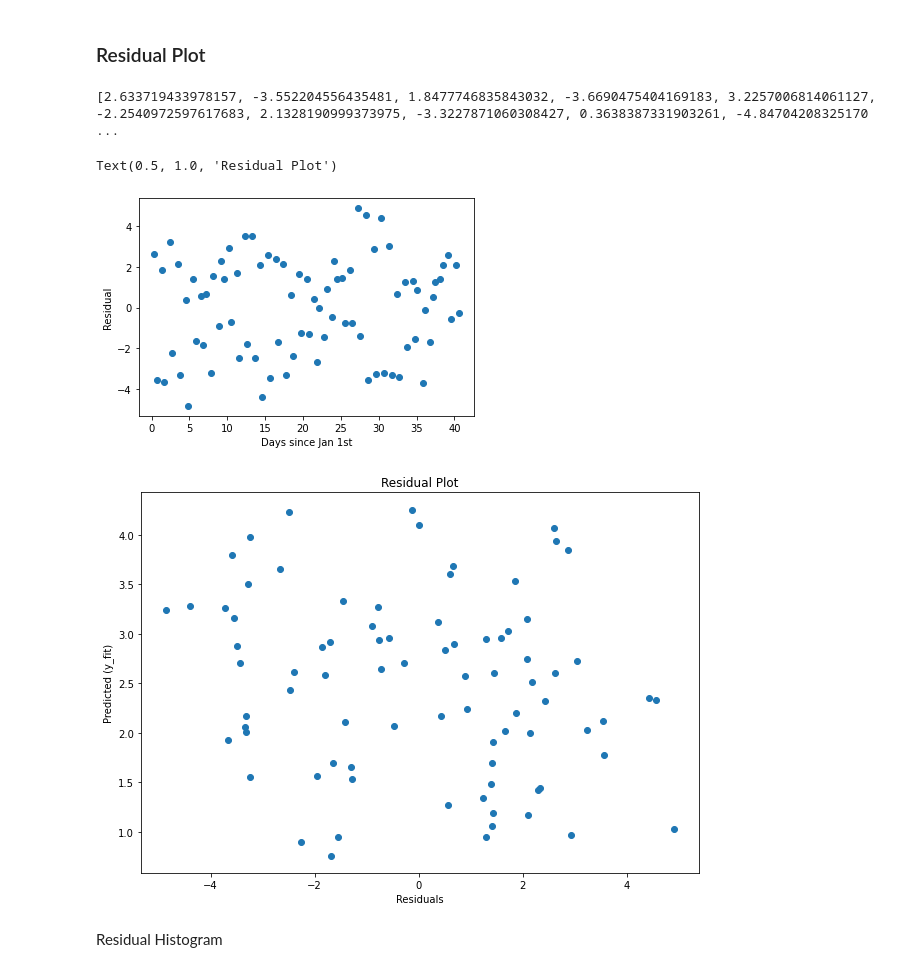
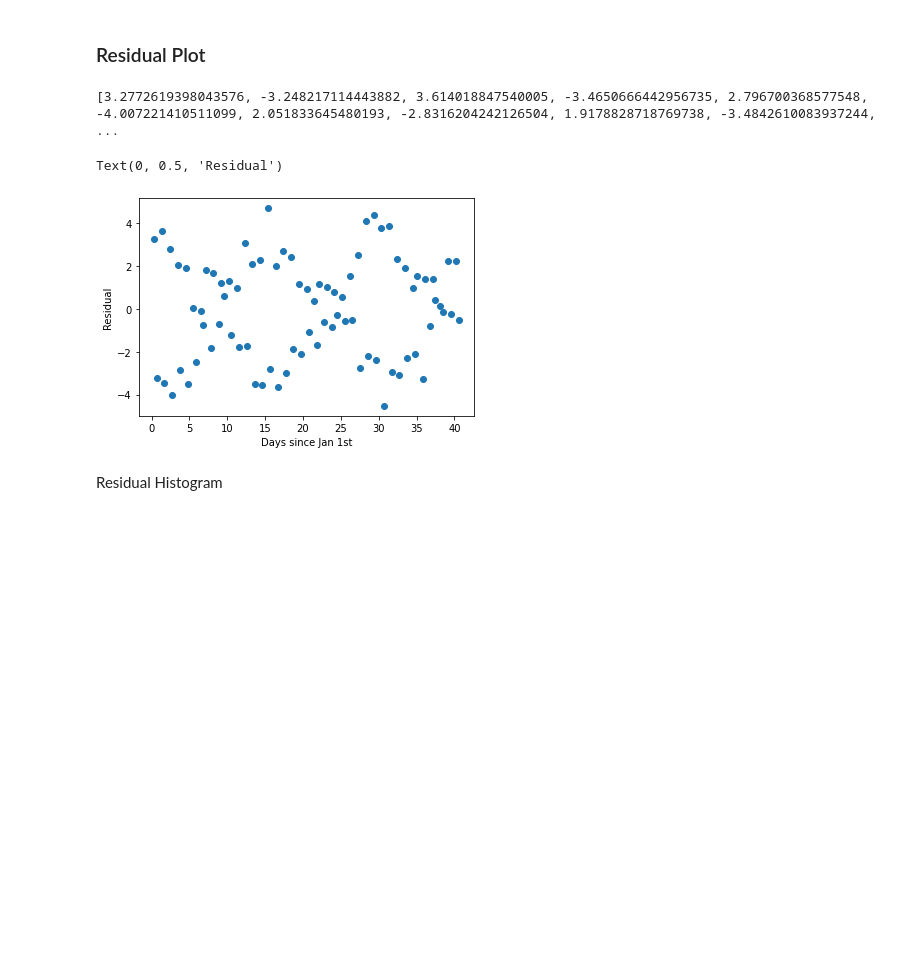
Before and after one commit to isba1/Group7TidalReport, a Jupyter notebook: Group_7_Tidal_Project.ipynb, the cells around one changed output. Drawn from its saved outputs; the diff is of its cells as text; code cells hidden in the pictures; blank space fills up the shorter version.

```diff
--- a/Group_7_Tidal_Project.ipynb
+++ b/Group_7_Tidal_Project.ipynb
@@ -26,12 +26,9 @@ height = np.array(height_list)
 ### Function to model the data
 # %%
 # this is the function we're going to optimize
-def function(x, a, b, c, d, f, g, h, i, j):
+def function(x, a, b, c, d, f, g, h, i, j, k):
     #return 2*a * np.sin(b * x + c) + d * np.sin(f * x + g) + h
-    return a * np.sin(b * x + c) + d * np.sin(f * x + g) + np.sin(h * x + i) + j
-
-def function2(x, a, b, c, d):
-    return (a * -1 * np.sin(((2 * np.pi)/(b)) * x + c) + d)
+    return (a * np.sin(b * x + c) + d * np.sin(f * x + g)) * h * np.sin(i * x + j) + k
 # %% [markdown]
 ### Optimizing the function
 # %%
@@ -43,15 +40,15 @@ y_err = np.full(len(days),sig)
 
 # fitting the function and specifying starting guesses
 p0=[2.4, 3., -3.8, 1.6, -6.8, 3, 1.7, 1, 1]
-params, params_covariance = optimize.curve_fit(function, days, height,sigma=y_err, p0=p0)
+params, params_covariance = optimize.curve_fit(function, days, height,sigma=y_err, p0=[4.7, 2.1, 1.1, 1.3, 1.4, 1.6, 0.8, 1, 1, 2])
 
 #params1, params_covariance2 = optimize.curve_fit(function2, days, height,sigma=y_err,p0=[0.5,2*np.pi,0.1,3])
 #a, b, c, d = params1
 #y_fit = function2(days, a, b, c, d)
 
 # y_fit is the fitted function
-a, b, c, d, f, g, h, i, j = params
-y_fit = function(days, a, b, c, d, f, g, h, i, j)
+a, b, c, d, f, g, h, i, j, k = params
+y_fit = function(days, a, b, c, d, f, g, h, i, j, k)
 # %% [markdown]
 ### Plotting the results
 # %%
@@ -76,23 +73,14 @@ Text(0, 0.5, 'Tide Height (ft)')
 # %%
 # calculate the residuals (observed - predicted)
 residual_list = list(map(lambda real, pred: real - pred, height, y_fit))
 print(residual_list)
 plt.scatter(days,residual_list)
 plt.xlabel("Days since Jan 1st")
 plt.ylabel("Residual")
-
-f = plt.figure(figsize=(10,7))
-plt.scatter(residual_list,y_fit)
-plt.xlabel("Residuals")
-plt.ylabel("Predicted (y_fit)")
-#plt.errorbar(days, height,yerr=std,fmt='o',label='residual w/std error')
-#plt.plot(days, residual_list)
-plt.title('Residual Plot')
 # %% [output]
-[2.633719433978157, -3.552204556435481, 1.8477746835843032, -3.6690475404169183, 3.2257006814061127, -2.2540972597617683, 2.1328190999373975, -3.3227871060308427, 0.3638387331903261, -4.84704208325170 ...
+[3.2772619398043576, -3.248217114443882, 3.614018847540005, -3.4650666442956735, 2.796700368577548, -4.007221410511099, 2.051833645480193, -2.8316204242126504, 1.9178828718769738, -3.4842610083937244, ...
-Text(0.5, 1.0, 'Residual Plot')
+Text(0, 0.5, 'Residual')
-[figure, old version]
+[figure, new version]
-[figure, removed]
 # %% [markdown]
 Residual Histogram
 # %%
```
Also changed, not shown: parts of 3 cells of this notebook.
